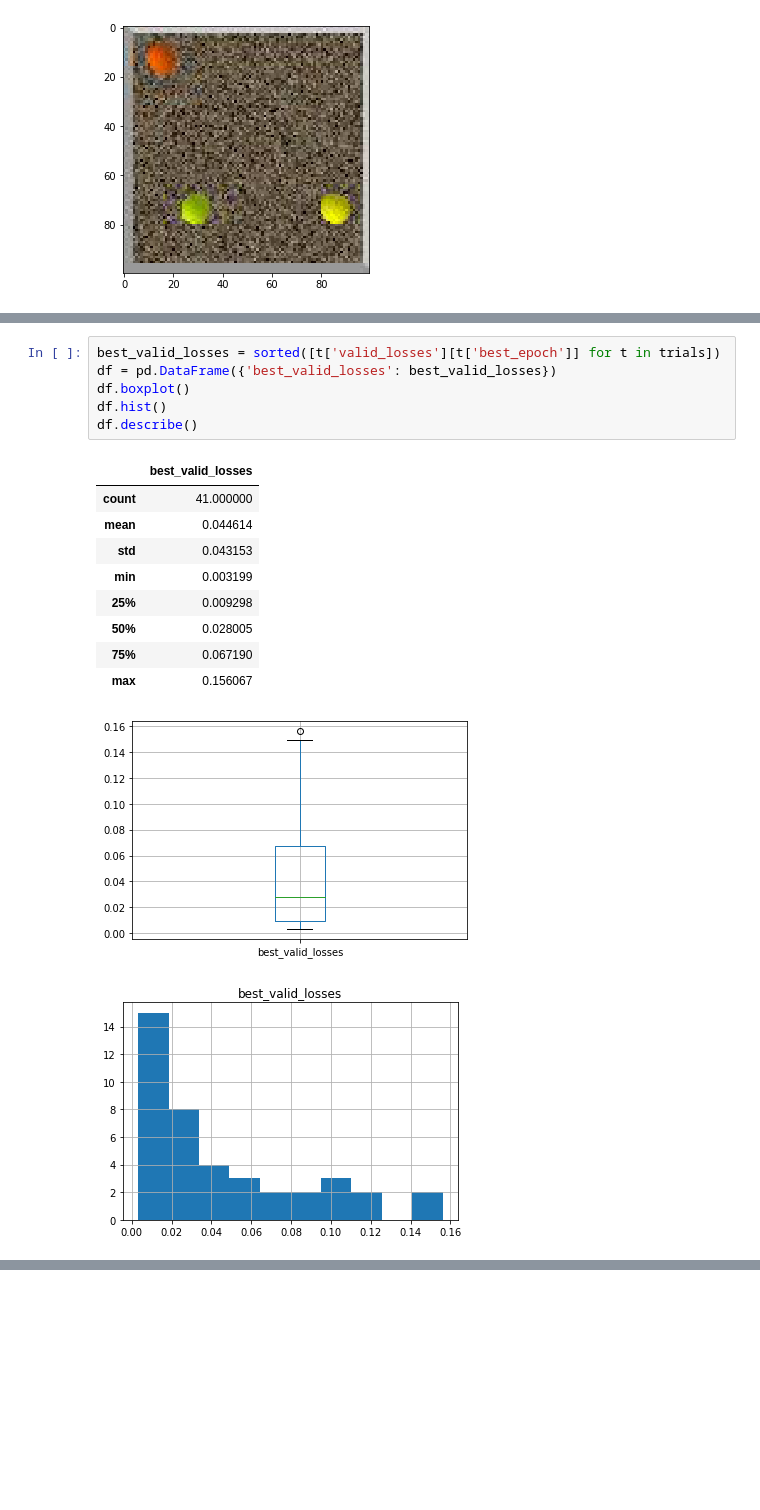
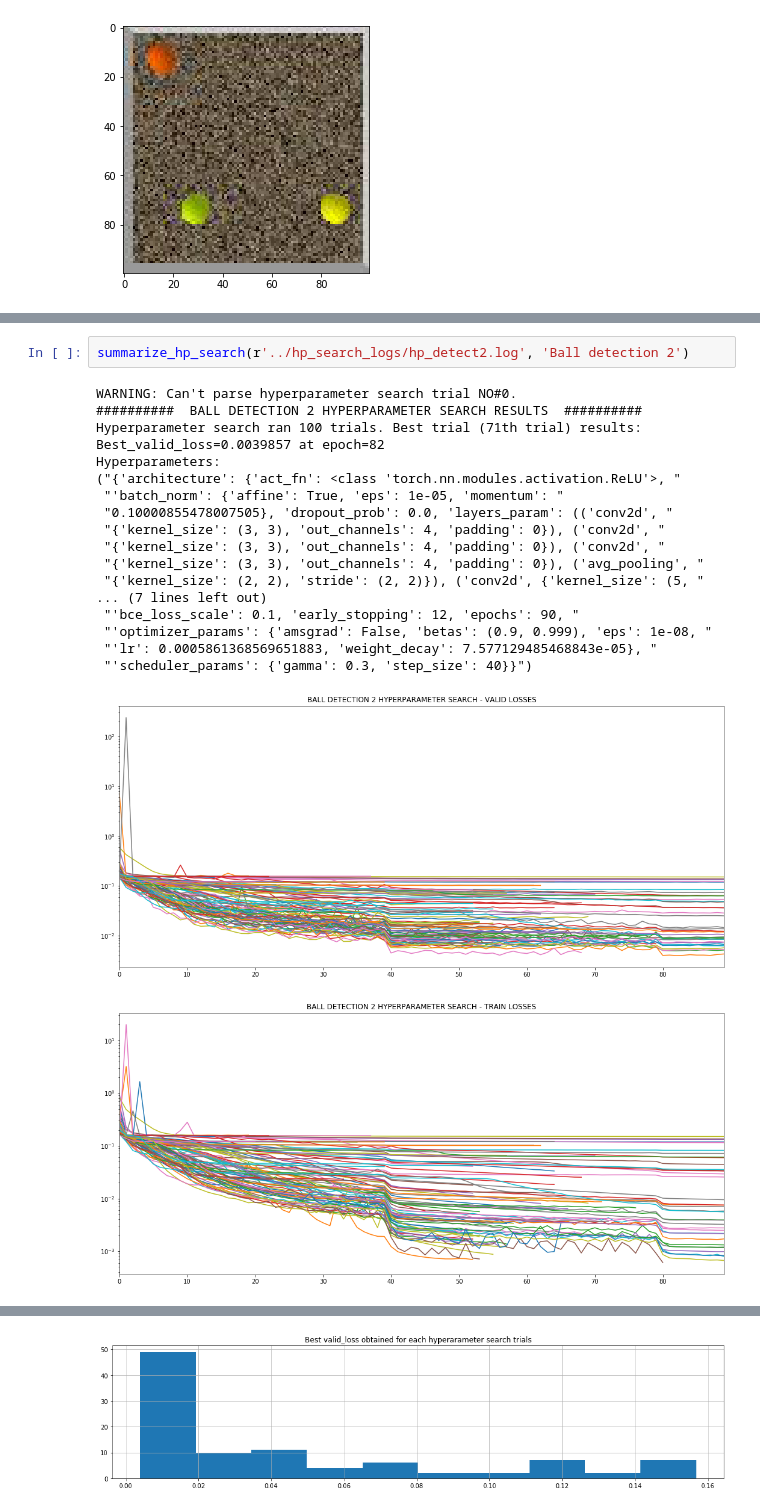
Before and after one commit to PaulEmmanuelSotir/BallDetectionAndForecasting, a Jupyter notebook: notebooks/ball_detection_hp_search_results.ipynb, the cells around one changed output, grey strips where cells are left out. Drawn from its saved outputs; the diff is of its cells as text; blank space fills up the shorter version.

```diff
--- a/notebooks/ball_detection_hp_search_results.ipynb
+++ b/notebooks/ball_detection_hp_search_results.ipynb
@@ -66,18 +96,22 @@ Hyperparameters:
-# %%
-best_valid_losses = sorted([t['valid_losses'][t['best_epoch']] for t in trials])
-df = pd.DataFrame({'best_valid_losses': best_valid_losses})
-df.boxplot()
-df.hist()
-df.describe()
-# %% [output]
-|  | best_valid_losses |
-| count | 41.000000 |
-| mean | 0.044614 |
-| std | 0.043153 |
-| min | 0.003199 |
-| 25% | 0.009298 |
-| 50% | 0.028005 |
-| 75% | 0.067190 |
-| max | 0.156067 |
-[figure, removed]
-[figure, removed]
+# %%
+summarize_hp_search(r'../hp_search_logs/hp_detect2.log', 'Ball detection 2')
+# %% [output]
+WARNING: Can't parse hyperparameter search trial NO#0.
+##########  BALL DETECTION 2 HYPERPARAMETER SEARCH RESULTS  ##########
+Hyperparameter search ran 100 trials. Best trial (71th trial) results:
+Best_valid_loss=0.0039857 at epoch=82
+Hyperparameters:
+("{'architecture': {'act_fn': <class 'torch.nn.modules.activation.ReLU'>, "
+ "'batch_norm': {'affine': True, 'eps': 1e-05, 'momentum': "
+ "0.10000855478007505}, 'dropout_prob': 0.0, 'layers_param': (('conv2d', "
+ "{'kernel_size': (3, 3), 'out_channels': 4, 'padding': 0}), ('conv2d', "
+ "{'kernel_size': (3, 3), 'out_channels': 4, 'padding': 0}), ('conv2d', "
+ "{'kernel_size': (3, 3), 'out_channels': 4, 'padding': 0}), ('avg_pooling', "
+ "{'kernel_size': (2, 2), 'stride': (2, 2)}), ('conv2d', {'kernel_size': (5, "
+... (7 lines left out)
+ "'bce_loss_scale': 0.1, 'early_stopping': 12, 'epochs': 90, "
+ "'optimizer_params': {'amsgrad': False, 'betas': (0.9, 0.999), 'eps': 1e-08, "
+ "'lr': 0.0005861368569651883, 'weight_decay': 7.577129485468843e-05}, "
+ "'scheduler_params': {'gamma': 0.3, 'step_size': 40}}")
+[figure, added]
+[figure, added]
@@ -83,0 +129 @@ df.describe()
+[figure, added]
```
Also changed, not shown: parts of 13 cells of this notebook, 1 other file.
